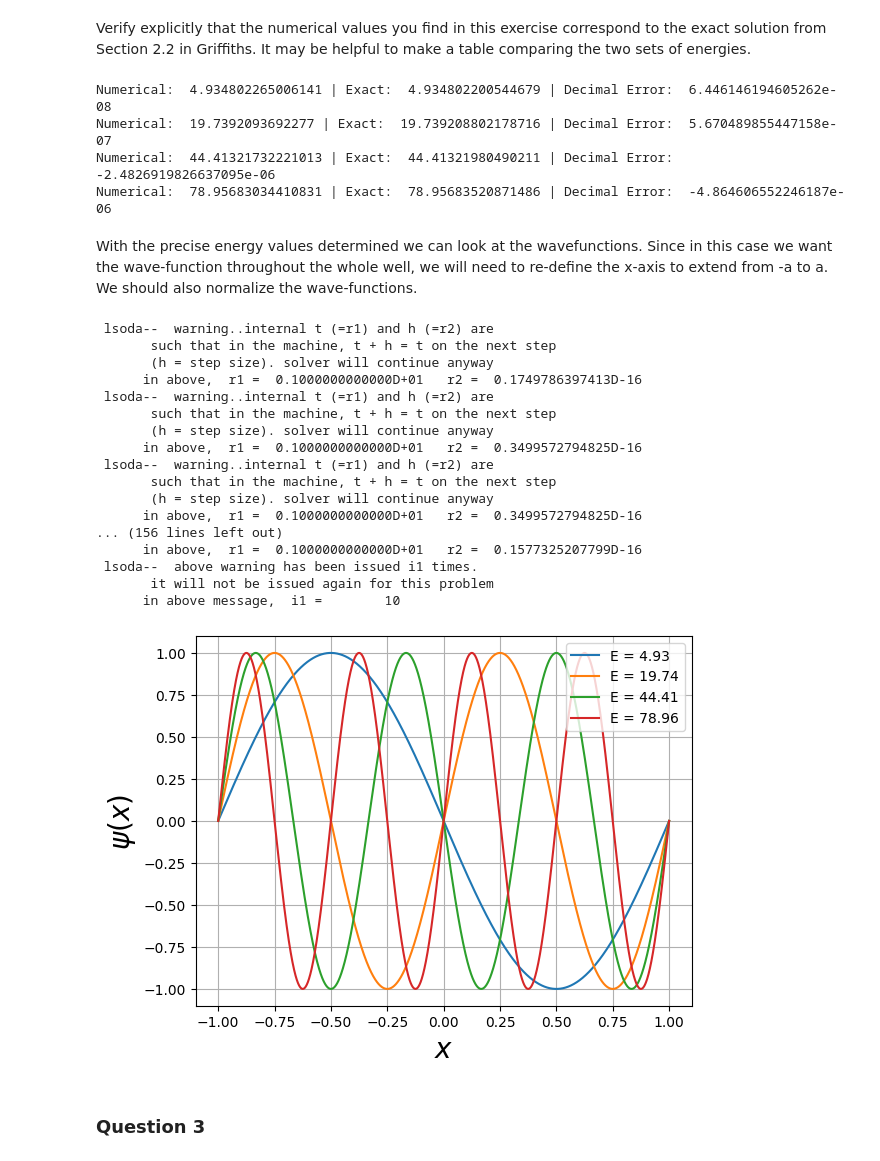
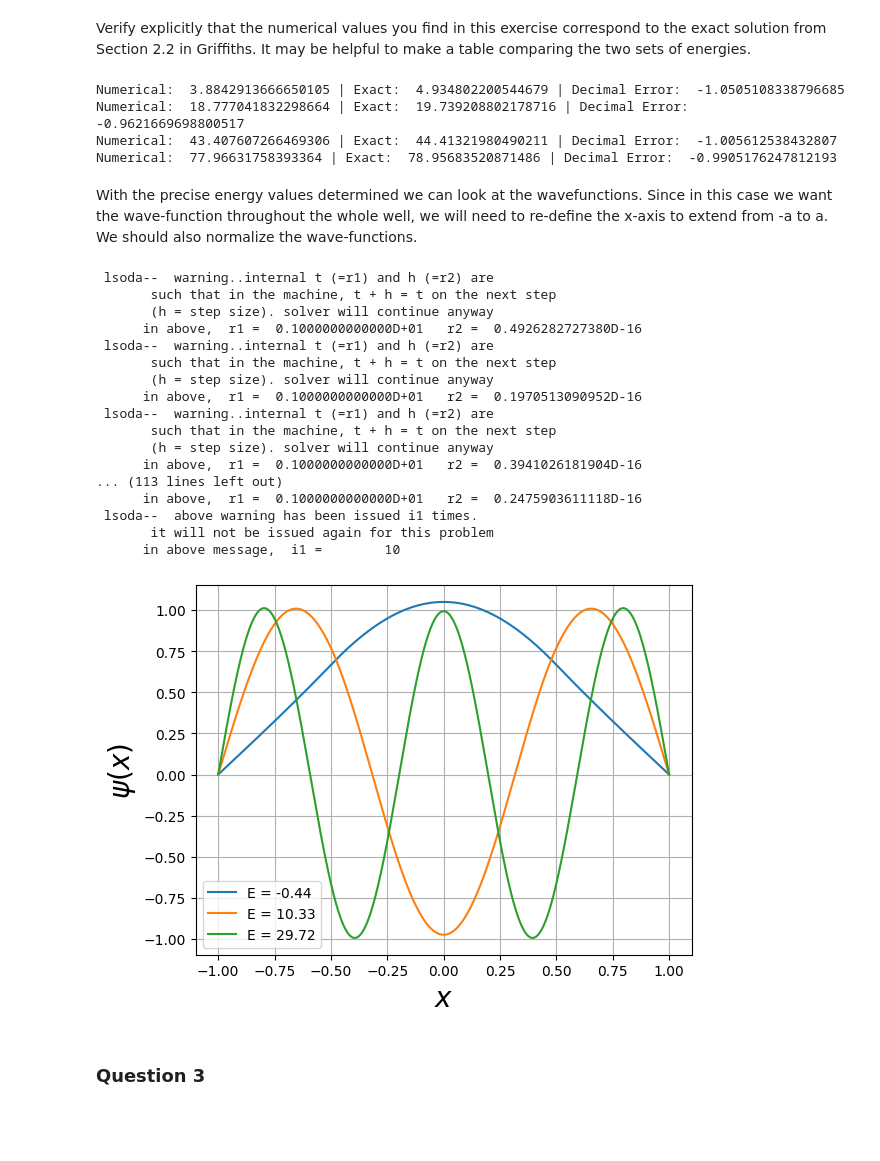
Before and after one commit to magaliutza/PHYSICS-3MM3-Python-Assign-1, a Jupyter notebook: InfiniteWell_F2023.ipynb, the cells around one changed output. Cells and saved outputs as stored; diff of their text form; code cells hidden in the pictures; blank space fills up the shorter version.

```diff
--- a/InfiniteWell_F2023.ipynb
+++ b/InfiniteWell_F2023.ipynb
@@ -62,7 +62,7 @@ def Wave_function(energy):
     global E
     E = energy                #We need this so as to pass it to DD
     psi = odeint(D1D2, psi0, x)
-    return psi[-1,0]
+    return psi[-1,1]
 # %% [markdown]
 So now we have a way of telling the computer about the Schrodinger Equation and the infinite square well potential, and a way of solving psi for a given $E$. But how will we decide whether the given $E$ is an eigenvalue of our Hamiltonian? We use the shooting method.
 # %% [markdown]
@@ -73,13 +73,13 @@ The shooting method is fairly straightforward. First we guess an energy $E$. The
 The second fact that we need is that each subsequent solution will have **one more node**. This means that if we plot $\psi(x=0)$ **as a function of** $E$ it will change sign every time we have an energy $E$ that is a solution. Let's see how that works: We set up the calculation by taking a number of discrete points on the x-axis and a number of discrete values of $E$ stored in en. For each value of $E$ in en we then integrate up to find $\psi(x=0)$.
 # %%
 N = 10000                   # number of discrete points on the x-axis
-a = 1                       # Set the width of the well
+a = 3.5e-9                       # Set the width of the well
 E = 0                       # initialize the global variable E
 psi = np.zeros([N,2])       # Wave function values and its derivative (psi and psi')
 psi0 = array([0,1])         # Wave function initial states
 x = linspace(-a, 0, N)      # the points on the x-axis between left wall of the well and x=0
-Emax = 100
-Ebottom = 0.0                # let us only look for solutions between Ebottom =0 and Emax=100
+Emax = 1.1e19
+Ebottom = 0              # let us only look for solutions between Ebottom =0 and Emax=100
 en = linspace(Ebottom, Emax, 1000) # A number of discrete energies where we will calculate psi(x=0)
 psi_b = []                  # vector of wave function at x = 0 for all of the energies in en
 for e1 in en:
@@ -142,56 +145,57 @@ Verify explicitly that the numerical values you find in this exercise correspond
 hbar = (1.0545718e-34)**2/9.10938356e-31
 
 def E_zero_exact (n):
-    return (n*np.pi)**2/(2*(2)**2)
+    return (n*pi)**2/(2*(2)**2)
 
 E_zeroes_exact = [E_zero_exact(i) for i in range(1,12)]
 odd_zeroes = E_zeroes_exact[1::2]
 even_zeroes = E_zeroes_exact[0::2]
 #print(odd_zeroes)
 #print(even_zeroes)
+
 for k in range(len(E_zeroes)):
     print("Numerical: ",E_zeroes[k],"| Exact: ",odd_zeroes[k], "| Decimal Error: ", E_zeroes[k]-odd_zeroes[k])
 
 #print('Good to about 6 decimal places, which is a good estimate for our purposes.')
 # %% [output]
-Numerical:  4.934802265006141 | Exact:  4.934802200544679 | Decimal Error:  6.446146194605262e-08
-Numerical:  19.7392093692277 | Exact:  19.739208802178716 | Decimal Error:  5.670489855447158e-07
-Numerical:  44.41321732221013 | Exact:  44.41321980490211 | Decimal Error:  -2.4826919826637095e-06
-Numerical:  78.95683034410831 | Exact:  78.95683520871486 | Decimal Error:  -4.864606552246187e-06
+Numerical:  3.8842913666650105 | Exact:  4.934802200544679 | Decimal Error:  -1.0505108338796685
+Numerical:  18.777041832298664 | Exact:  19.739208802178716 | Decimal Error:  -0.9621669698800517
+Numerical:  43.407607266469306 | Exact:  44.41321980490211 | Decimal Error:  -1.005612538432807
+Numerical:  77.96631758393364 | Exact:  78.95683520871486 | Decimal Error:  -0.9905176247812193
 # %% [markdown]
 With the precise energy values determined we can look at the wavefunctions. Since in this case we want the wave-function throughout the whole well, we will need to re-define the x-axis to extend from -a to a. We should also normalize the wave-functions.
 # %%
 x = linspace(-a, a, N)
 h=2*a/(N-1)
-for E in E_zeroes[0:4]:
+for E in E_zeroes[0:3]:
         Wave_function(E)
         psi[:,0]=psi[:,0]/sqrt(h*np.sum(np.square(psi[:,0])))
         plt.plot(x, psi[:,0], label="E = %.2f"%E)
 
 plt.xlabel(r'$x$',size=20)
 plt.ylabel(r'$\psi(x)$',size=20)
 plt.legend()
 plt.grid(True)
 plt.show()
 # %% [output]
  lsoda--  warning..internal t (=r1) and h (=r2) are
        such that in the machine, t + h = t on the next step
        (h = step size). solver will continue anyway
-      in above,  r1 =  0.1000000000000D+01   r2 =  0.1749786397413D-16
+      in above,  r1 =  0.1000000000000D+01   r2 =  0.4926282727380D-16
  lsoda--  warning..internal t (=r1) and h (=r2) are
        such that in the machine, t + h = t on the next step
        (h = step size). solver will continue anyway
-      in above,  r1 =  0.1000000000000D+01   r2 =  0.3499572794825D-16
+      in above,  r1 =  0.1000000000000D+01   r2 =  0.1970513090952D-16
  lsoda--  warning..internal t (=r1) and h (=r2) are
        such that in the machine, t + h = t on the next step
        (h = step size). solver will continue anyway
-      in above,  r1 =  0.1000000000000D+01   r2 =  0.3499572794825D-16
-... (156 lines left out)
-      in above,  r1 =  0.1000000000000D+01   r2 =  0.1577325207799D-16
+      in above,  r1 =  0.1000000000000D+01   r2 =  0.3941026181904D-16
+... (113 lines left out)
+      in above,  r1 =  0.1000000000000D+01   r2 =  0.2475903611118D-16
  lsoda--  above warning has been issued i1 times.
        it will not be issued again for this problem
       in above message,  i1 =        10
-[figure, old version]
+[figure, new version]
 # %% [markdown]
 ### Question 3
 # %% [markdown]
```
Also changed, not shown: parts of 5 cells of this notebook.
